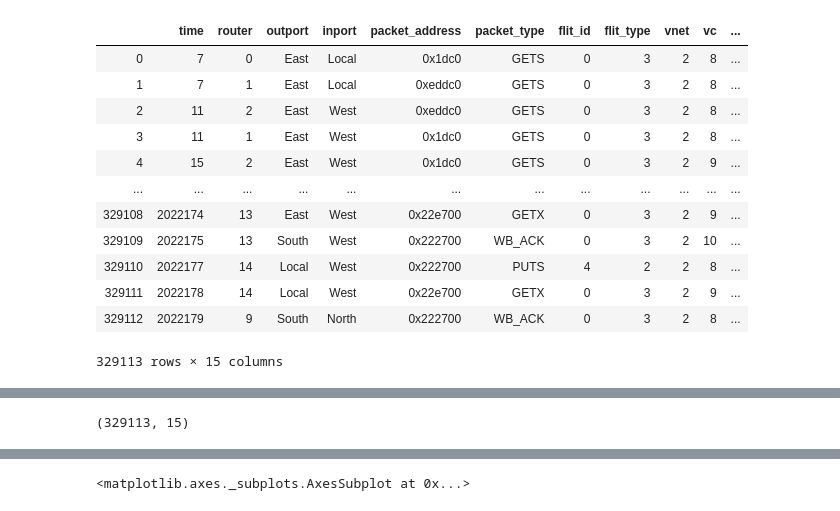
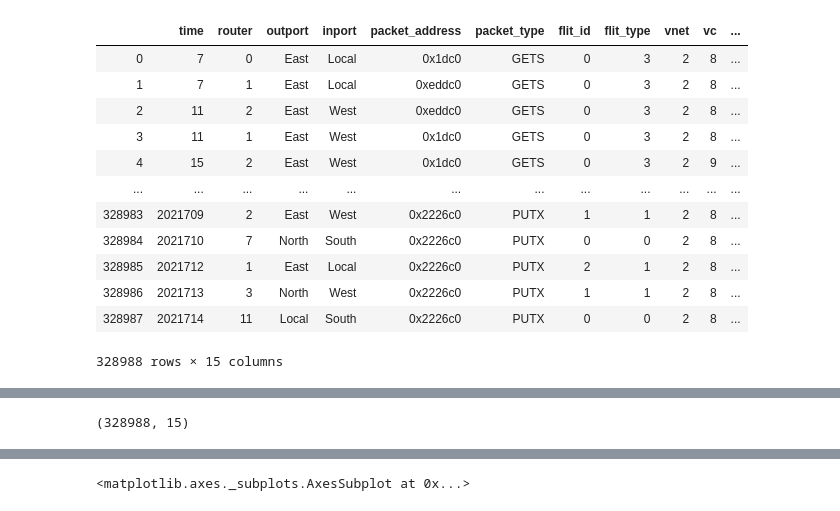
Before and after one commit to chamikasudusinghe/nocml, a Jupyter notebook: ver 5.2/wat-out-big.ipynb, the cells around one changed output, grey strips where cells are left out. Saved outputs shown, nothing was run; the diff lists cells and outputs as text; code cells hidden in the pictures.

```diff
--- a/ver 5.2/wat-out-big.ipynb
+++ b/ver 5.2/wat-out-big.ipynb
@@ -4,22 +4,22 @@ import seaborn as sns
 import matplotlib.pyplot as plt
 # %%
 #dataset
-df = pd.read_csv('wat-out-big.csv',nrows = 329113)
+df = pd.read_csv('wat-out-big.csv',nrows = 328988)
 df
 # %% [output]
 |  | time | router | outport | inport | packet_address | packet_type | flit_id | flit_type | vnet | vc | ... |
 | 0 | 7 | 0 | East | Local | 0x1dc0 | GETS | 0 | 3 | 2 | 8 | ... |
 | 1 | 7 | 1 | East | Local | 0xeddc0 | GETS | 0 | 3 | 2 | 8 | ... |
 | 2 | 11 | 2 | East | West | 0xeddc0 | GETS | 0 | 3 | 2 | 8 | ... |
 | 3 | 11 | 1 | East | West | 0x1dc0 | GETS | 0 | 3 | 2 | 8 | ... |
 | 4 | 15 | 2 | East | West | 0x1dc0 | GETS | 0 | 3 | 2 | 9 | ... |
 | ... | ... | ... | ... | ... | ... | ... | ... | ... | ... | ... | ... |
-| 329108 | 2022174 | 13 | East | West | 0x22e700 | GETX | 0 | 3 | 2 | 9 | ... |
-| 329109 | 2022175 | 13 | South | West | 0x222700 | WB_ACK | 0 | 3 | 2 | 10 | ... |
-| 329110 | 2022177 | 14 | Local | West | 0x222700 | PUTS | 4 | 2 | 2 | 8 | ... |
-| 329111 | 2022178 | 14 | Local | West | 0x22e700 | GETX | 0 | 3 | 2 | 9 | ... |
-| 329112 | 2022179 | 9 | South | North | 0x222700 | WB_ACK | 0 | 3 | 2 | 8 | ... |
+| 328983 | 2021709 | 2 | East | West | 0x2226c0 | PUTX | 1 | 1 | 2 | 8 | ... |
+| 328984 | 2021710 | 7 | North | South | 0x2226c0 | PUTX | 0 | 0 | 2 | 8 | ... |
+| 328985 | 2021712 | 1 | East | Local | 0x2226c0 | PUTX | 2 | 1 | 2 | 8 | ... |
+| 328986 | 2021713 | 3 | North | West | 0x2226c0 | PUTX | 1 | 1 | 2 | 8 | ... |
+| 328987 | 2021714 | 11 | Local | South | 0x2226c0 | PUTX | 0 | 0 | 2 | 8 | ... |
-329113 rows × 15 columns
+328988 rows × 15 columns
 # %%
 df.dtypes
 # %% [output]
@@ -42,7 +42,7 @@ dtype: object
 # %%
 df.shape
 # %% [output]
-(329113, 15)
+(328988, 15)
 # %%
 df.describe()
 # %% [output]
```
Also changed, not shown: parts of 9 cells of this notebook, 11 other files.
